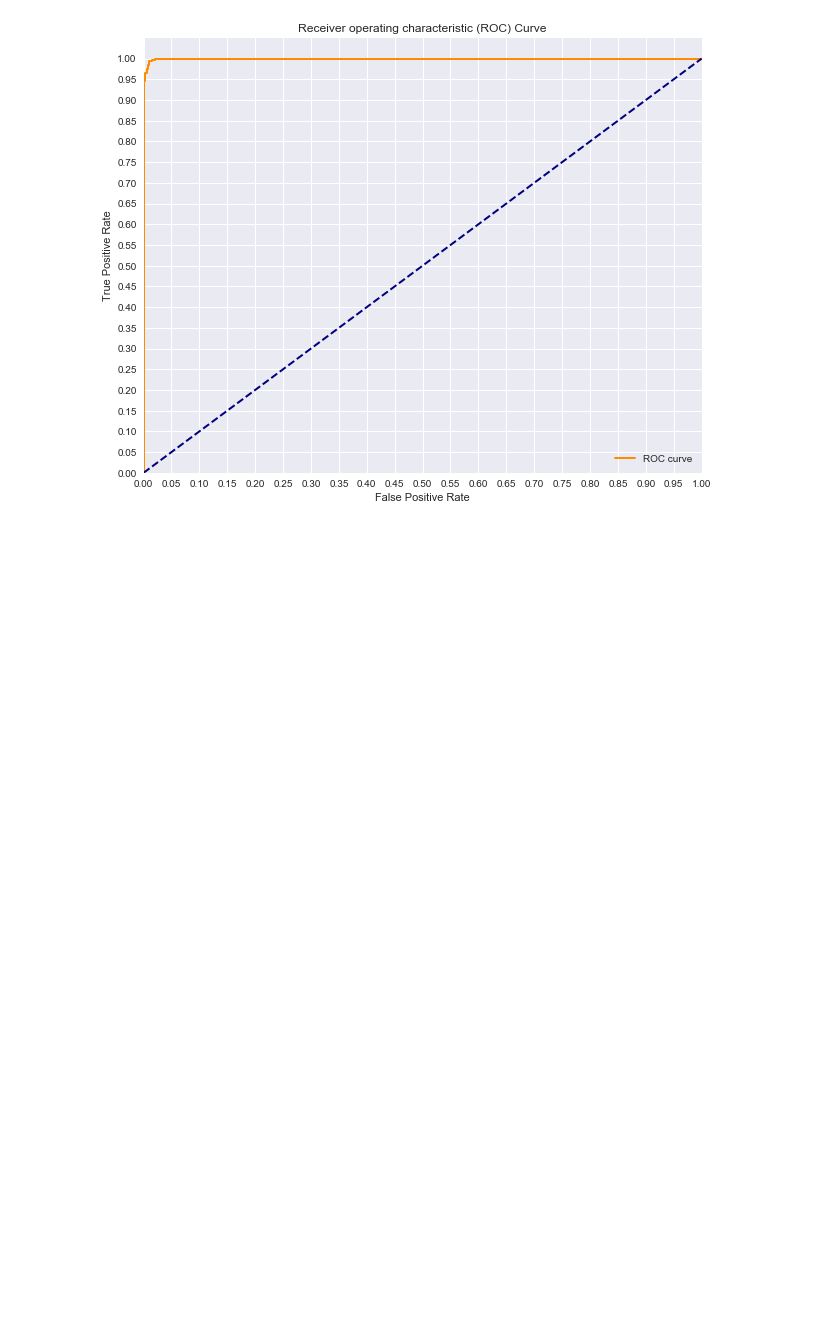
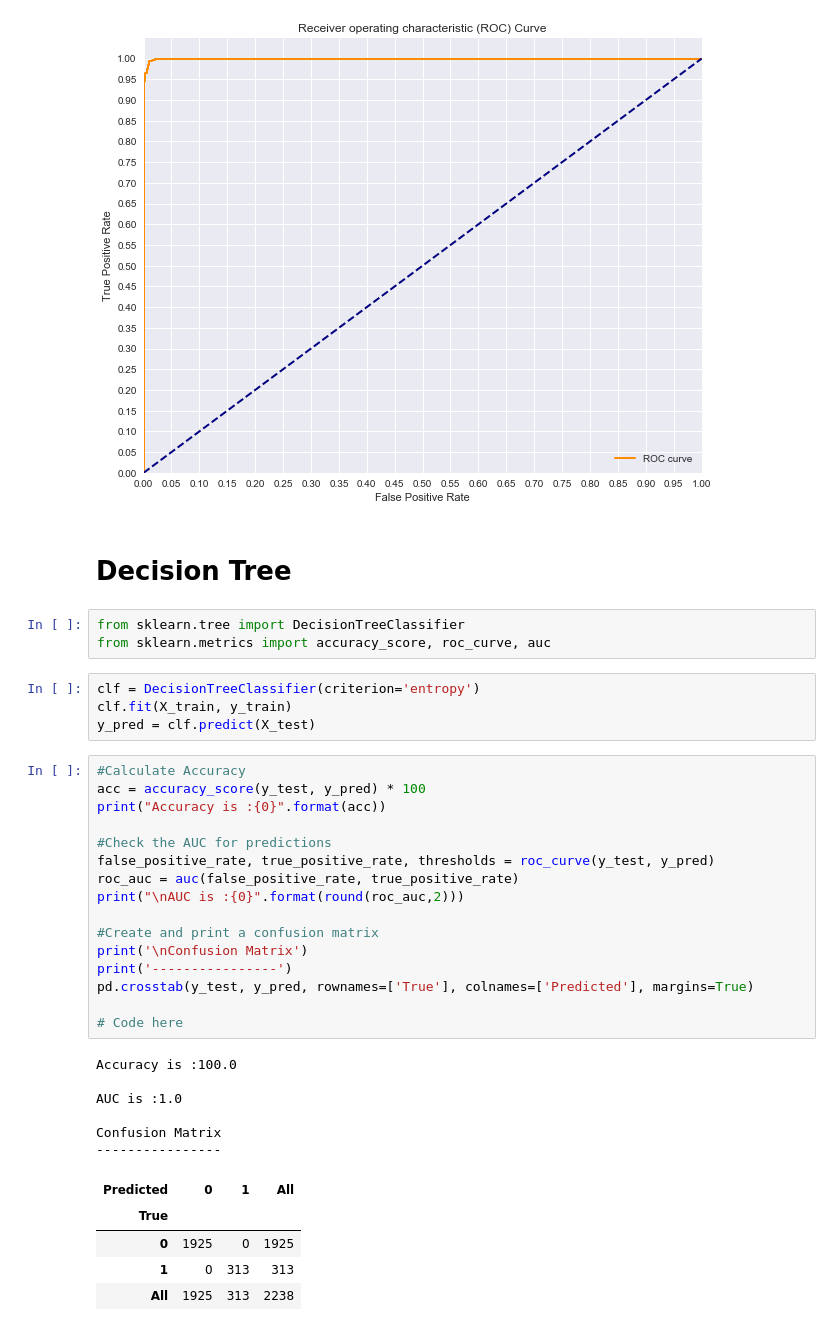
Before and after one commit to Laura-ShummonMaass/Credit_Card_Cluster, a Jupyter notebook: eda.ipynb, the cells around one changed output. Drawn from its saved outputs; the diff is of its cells as text; blank space fills up the shorter version.

Commit message:
made decision tree

```diff
--- a/eda.ipynb
+++ b/eda.ipynb
@@ -349,3 +389,40 @@ plt.show()
 # %% [output]
 AUC: 0.9995983569146508
 [figure]
+# %% [markdown]
+# Decision Tree
+# %%
+from sklearn.tree import DecisionTreeClassifier
+from sklearn.metrics import accuracy_score, roc_curve, auc
+# %%
+clf = DecisionTreeClassifier(criterion='entropy')
+clf.fit(X_train, y_train)
+y_pred = clf.predict(X_test)
+# %%
+#Calculate Accuracy
+acc = accuracy_score(y_test, y_pred) * 100
+print("Accuracy is :{0}".format(acc))
+
+#Check the AUC for predictions
+false_positive_rate, true_positive_rate, thresholds = roc_curve(y_test, y_pred)
+roc_auc = auc(false_positive_rate, true_positive_rate)
+print("\nAUC is :{0}".format(round(roc_auc,2)))
+
+#Create and print a confusion matrix
+print('\nConfusion Matrix')
+print('----------------')
+pd.crosstab(y_test, y_pred, rownames=['True'], colnames=['Predicted'], margins=True)
+
+# Code here
+# %% [output]
+Accuracy is :100.0
+
+AUC is :1.0
+
+Confusion Matrix
+----------------
+| Predicted | 0 | 1 | All |
+| True |  |  |  |
+| 0 | 1925 | 0 | 1925 |
+| 1 | 0 | 313 | 313 |
+| All | 1925 | 313 | 2238 |
```
Also changed, not shown: parts of 6 cells of this notebook.
